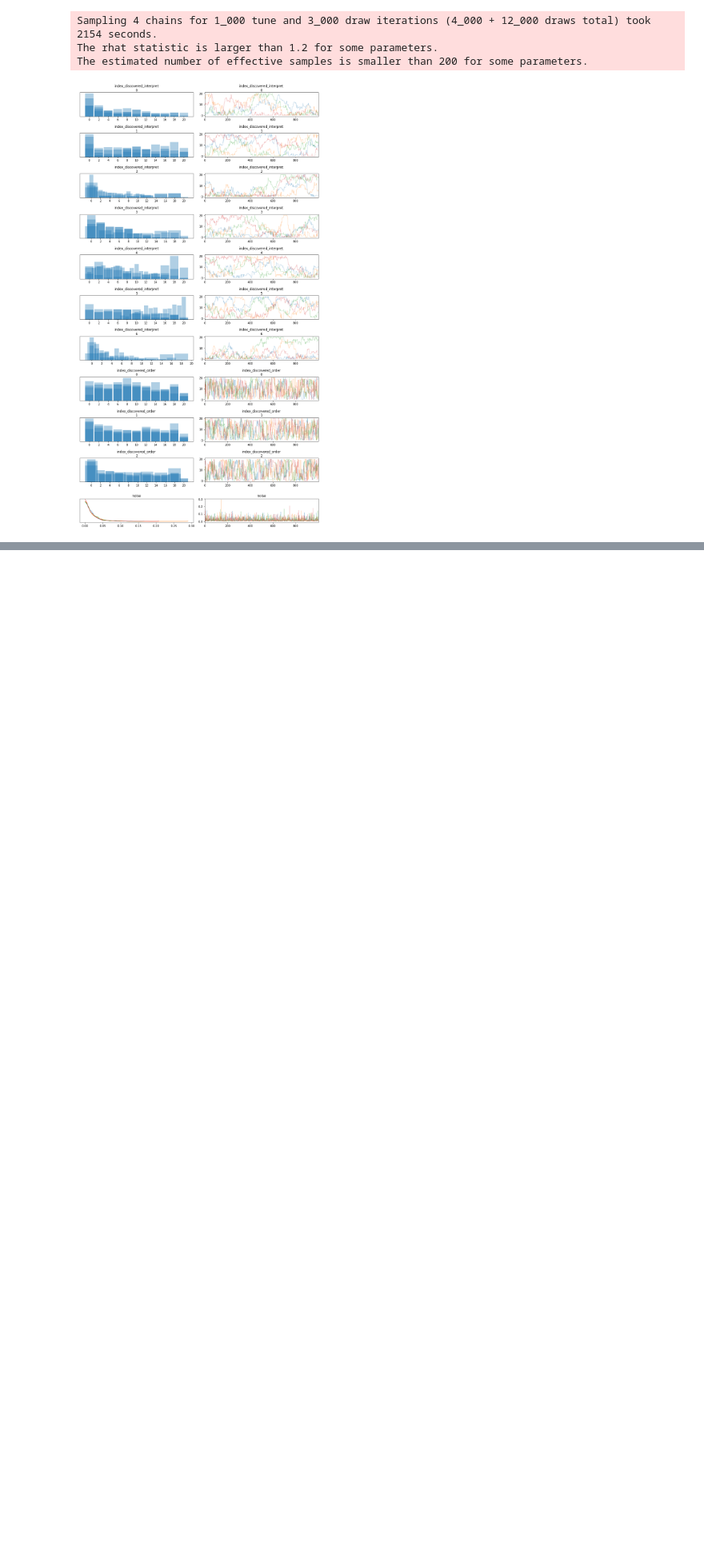
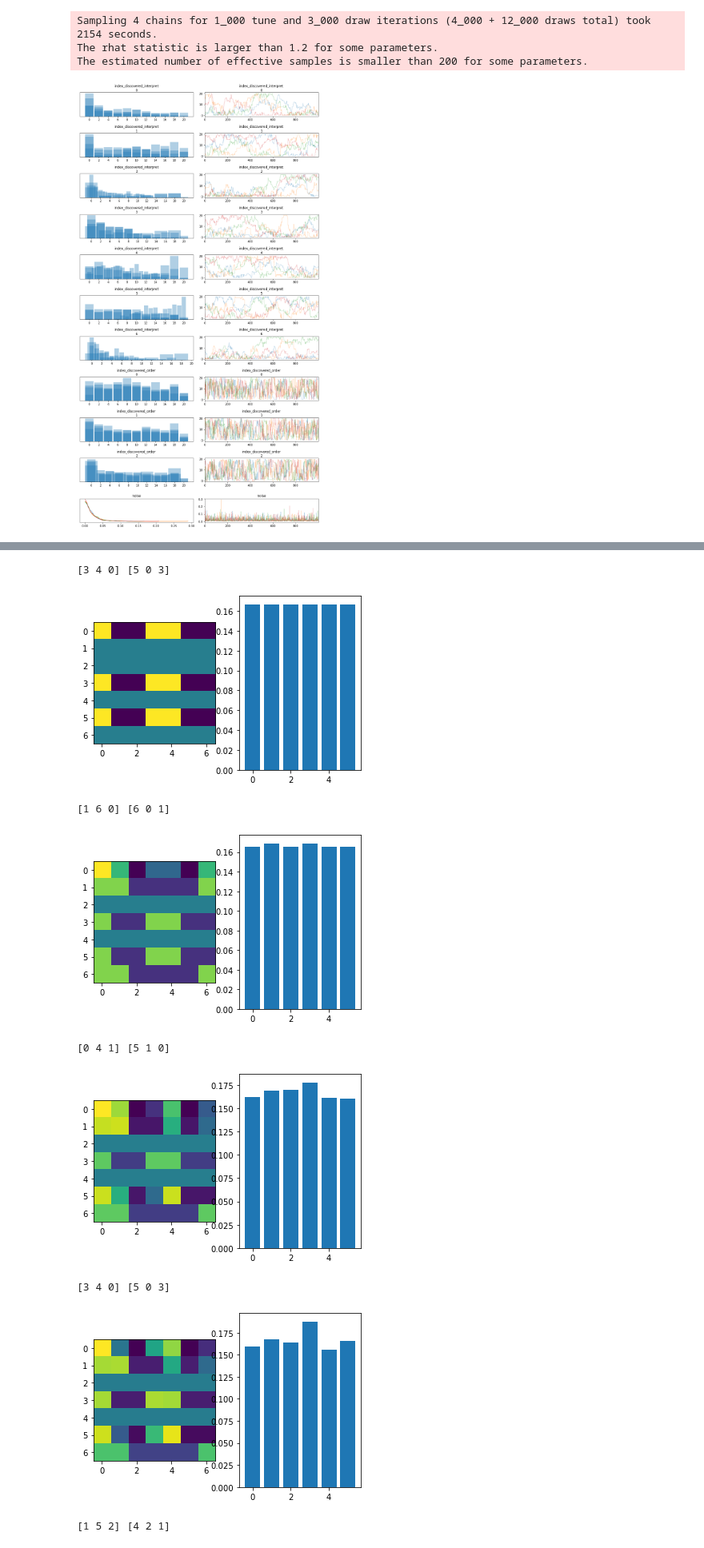
Before and after one commit to thelogicalgrammar/joint_learning, a Jupyter notebook: model/basicmodel.ipynb, the cells around one changed output, grey strips where cells are left out. Shown at 80% size. Cells and saved outputs as stored; diff of their text form; code cells hidden in the pictures; blank space fills up the shorter version.

```diff
--- a/model/basicmodel.ipynb
+++ b/model/basicmodel.ipynb
@@ -159,12 +158,16 @@ def generate_trials(lang, n, scenes, n_scenes_trial):
         true_scenes_index
     ]
     utterances = lang[true_scenes]
-    return true_scenes, index_scenes, utterances
+    return
 
 
-def define_priors():
-    word_order_prior = normalize([1]*len(word_orders)) # normalize([1,1,1,1,1,5])
-    interpret_prior = normalize([1]*len(language_interpret))
+def define_priors(word_orders, language_interpret):
+    word_order_prior = normalize(
+        np.array([1]*len(word_orders))
+    ) # normalize([1,1,1,1,1,5])
+    interpret_prior = normalize(
+        np.array([1]*len(language_interpret))
+    )
     return word_order_prior, interpret_prior
 
 
@@ -316,8 +319,8 @@ languages.shape
 # %% [markdown]
 ## Run simulated experiments
 # %%
-scenes, languages = define_objects()
-word_order_prior, interpret_prior = define_priors()
+scenes, languages, language_interpret, word_orders = define_objects(full_output=True)
+word_order_prior, interpret_prior = define_priors(word_orders, language_interpret)
 # %%
 index_true_language = (2,3)
 
@@ -989,0 +967,4 @@ for true_scene_index, signal in zip(true_scenes, signals):
+# %%
+n_trials = 40
+# (interpretation function, word_order)
+index_true_language = (2,3)
@@ -989,0 +1001,45 @@ for true_scene_index, signal in zip(true_scenes, signals):
+# %%
+# dims (word, meaning)
+# probability that each word has each meaning
+interpretation_weights = normalize(
+    np.ones((7,7)),
+    axis=1
+)
+
+# dims (word order)
+word_order_weights = normalize(
+    np.ones(6)
+)
+
+chosen_scenes = []
+
+for true_scene_index, signal in zip(true_scenes, signals):
+
+    true_scene = scenes[true_scene_index]
+
+    print(true_scene, signal, '\n')
+
+    interpretation_weights, word_order_weights = update_weights(
+        interpretation_weights,
+        word_order_weights,
+        true_scene,
+        signal
+    )
+
+    # print(word_order_weights)
+    # print(interpretation_weights)
+
+    fig, (ax1, ax2) = plt.subplots(1,2)
+    ax1.imshow(interpretation_weights)
+    ax2.bar(np.arange(len(word_order_weights)), word_order_weights)
+    plt.show()
+# %% [output]
+[3 4 0] [5 0 3]
+[figure, added]
+[1 6 0] [6 0 1]
+[figure, added]
+[0 4 1] [5 1 0]
+[figure, added]
+[3 4 0] [5 0 3]
+[figure, added]
+[1 5 2] [4 2 1]
```
Also changed, not shown: parts of 18 cells of this notebook.
